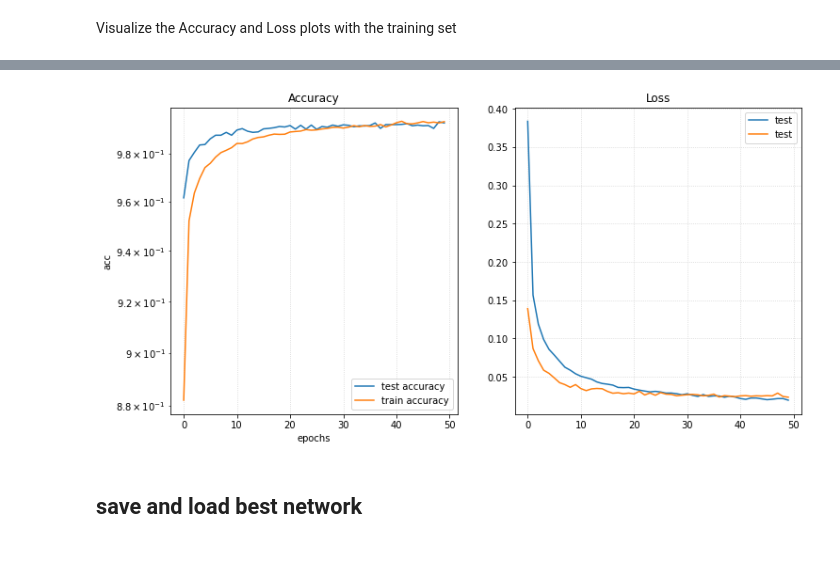
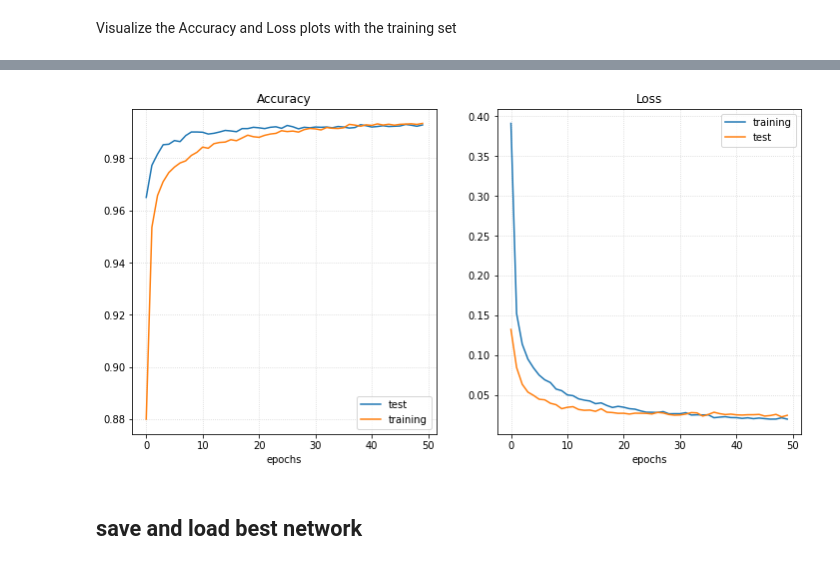
Before and after one commit to DanieleFoscarin/NNDL_hw1, a Jupyter notebook: NNDL_hw1_Classification.ipynb, the cells around one changed output, grey strips where cells are left out. Saved outputs shown, nothing was run; the diff lists cells and outputs as text; code cells hidden in the pictures.

```diff
--- a/NNDL_hw1_Classification.ipynb
+++ b/NNDL_hw1_Classification.ipynb
@@ -347,7 +320,7 @@ grid_df
 100 rows × 7 columns
 # %%
 csv_name = "grid_MNIST_100ep_avg02.csv"
-path_out = "/content/drive/My Drive/NNDL_hw1_models/"
+path_out = "/content/drive/MyDrive/UNI_ICT/NNDL/NNDL_hw1_models/"
 # %%
 n_epochs = 30
 
@@ -524,20 +497,22 @@ fig, (ax1, ax2) = plt.subplots(nrows=1,ncols=2, figsize=(12,6))
 ax1.set_title("Accuracy")
 ax2.set_title("Loss")
 # ax.semilogy(train_loss_log, label="training")
-ax1.plot(test_acc, label="test accuracy")
-ax1.plot(train_acc, label='train accuracy')
-ax2.plot(train_loss_log, label='test')
+ax1.plot(test_acc, label="test")
+ax1.plot(train_acc, label='training')
+ax2.plot(train_loss_log, label='training')
 ax2.plot(test_loss_log, label='test')
 ax1.grid(color='lightgrey' , linestyle=':')
 ax2.grid(color='lightgrey' , linestyle=':')
 
-ax1.set_ylabel("acc")
 ax1.set_xlabel("epochs")
+
+ax2.set_xlabel("epochs")
 
 ax1.legend()
 ax2.legend()
 
 fig.show()
 
-print(f'Final training accuracy: {train_acc[-1]}')
+print(f'Final training accuracy: {test_acc[-1]}')
+print(f'Final training loss: {test_loss_log[-1]}')
 # %% [output]
@@ -545,4 +521,4 @@ Final training accuracy: 0.9933535447761194
-[figure, old version]
+[figure, new version]
 # %% [markdown]
 ## save and load best network
 # %% [markdown]
```
Also changed, not shown: parts of 28 cells of this notebook.
